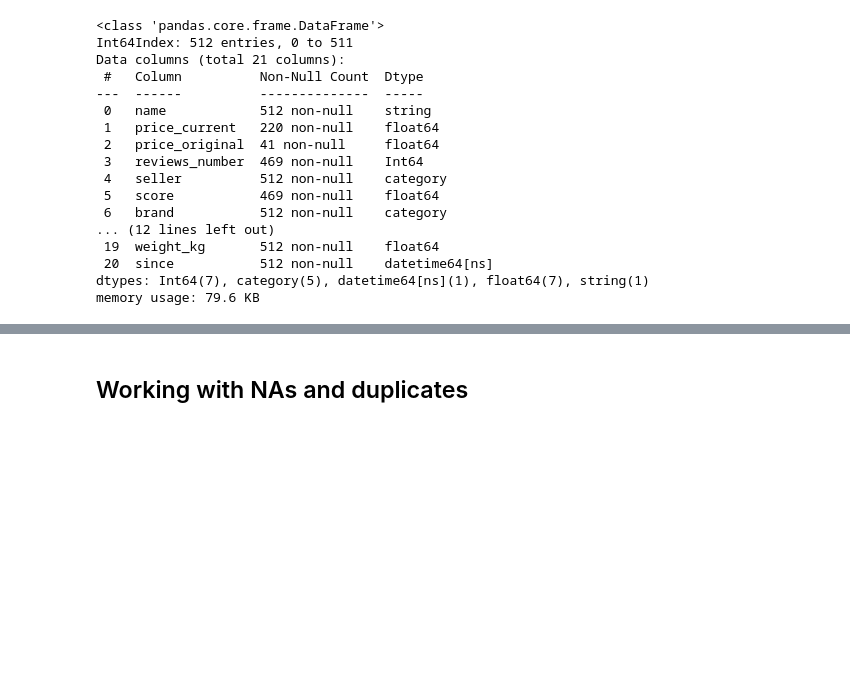
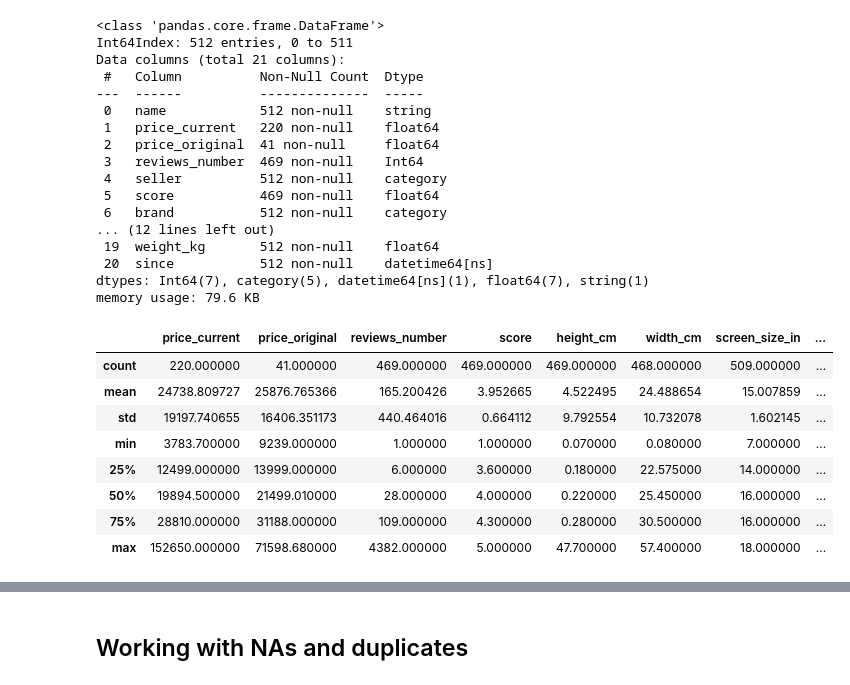
Before and after one commit to AlanIsaacV/Data-Science, a Jupyter notebook: Transform/filter.ipynb, the cells around one changed output, grey strips where cells are left out. Cells and saved outputs as stored; diff of their text form; code cells hidden in the pictures; blank space fills up the shorter version.

```diff
--- a/Transform/filter.ipynb
+++ b/Transform/filter.ipynb
@@ -100,3 +103,15 @@ Data columns (total 21 columns):
  20  since           512 non-null    datetime64[ns]
 dtypes: Int64(7), category(5), datetime64[ns](1), float64(7), string(1)
 memory usage: 79.6 KB
+# %%
+df.describe()
+# %% [output]
+|  | price_current | price_original | reviews_number | score | height_cm | width_cm | screen_size_in | ... |
+| count | 220.000000 | 41.000000 | 469.000000 | 469.000000 | 469.000000 | 468.000000 | 509.000000 | ... |
+| mean | 24738.809727 | 25876.765366 | 165.200426 | 3.952665 | 4.522495 | 24.488654 | 15.007859 | ... |
+| std | 19197.740655 | 16406.351173 | 440.464016 | 0.664112 | 9.792554 | 10.732078 | 1.602145 | ... |
+| min | 3783.700000 | 9239.000000 | 1.000000 | 1.000000 | 0.070000 | 0.080000 | 7.000000 | ... |
+| 25% | 12499.000000 | 13999.000000 | 6.000000 | 3.600000 | 0.180000 | 22.575000 | 14.000000 | ... |
+| 50% | 19894.500000 | 21499.010000 | 28.000000 | 4.000000 | 0.220000 | 25.450000 | 16.000000 | ... |
+| 75% | 28810.000000 | 31188.000000 | 109.000000 | 4.300000 | 0.280000 | 30.500000 | 16.000000 | ... |
+| max | 152650.000000 | 71598.680000 | 4382.000000 | 5.000000 | 47.700000 | 57.400000 | 18.000000 | ... |
```
Also changed, not shown: parts of 17 cells of this notebook.
